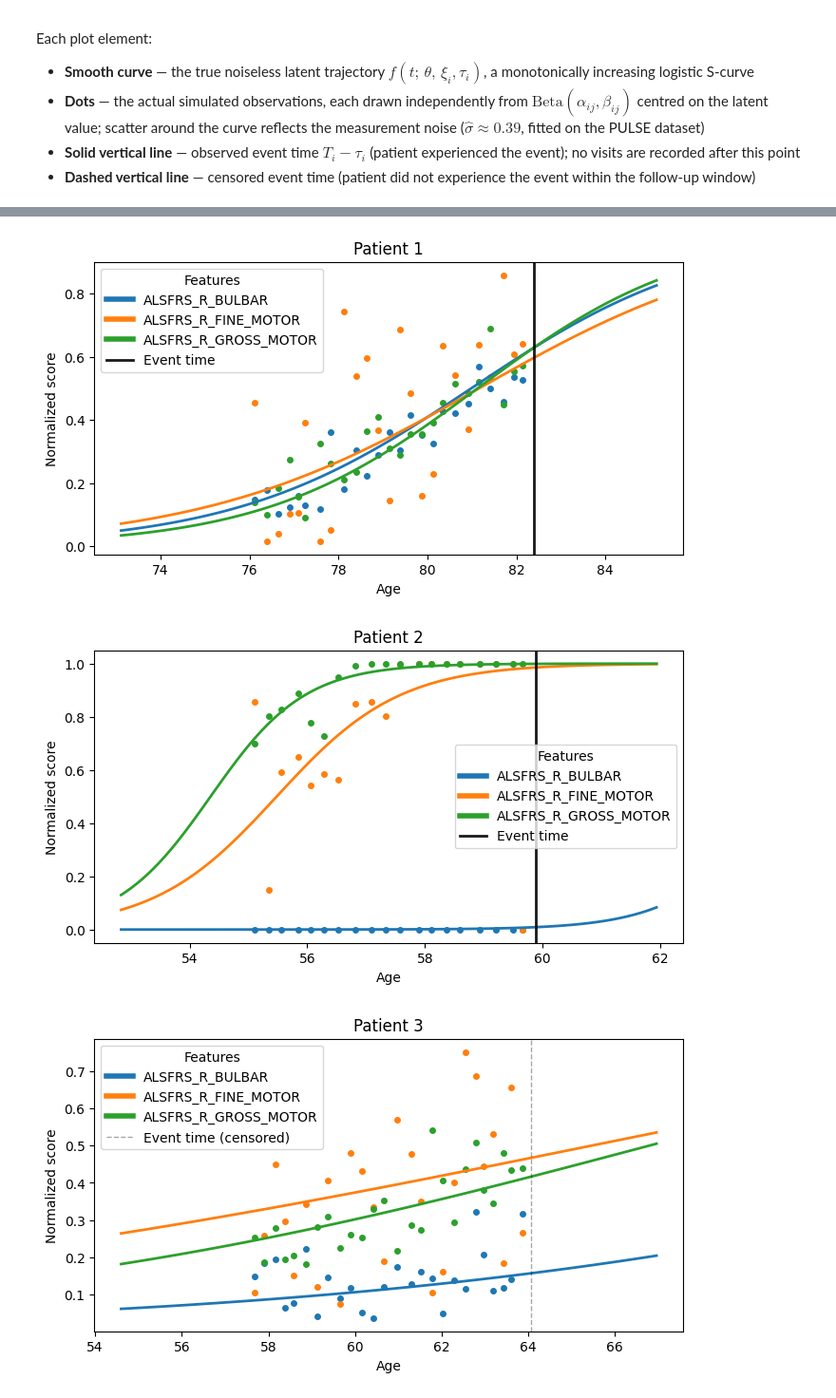
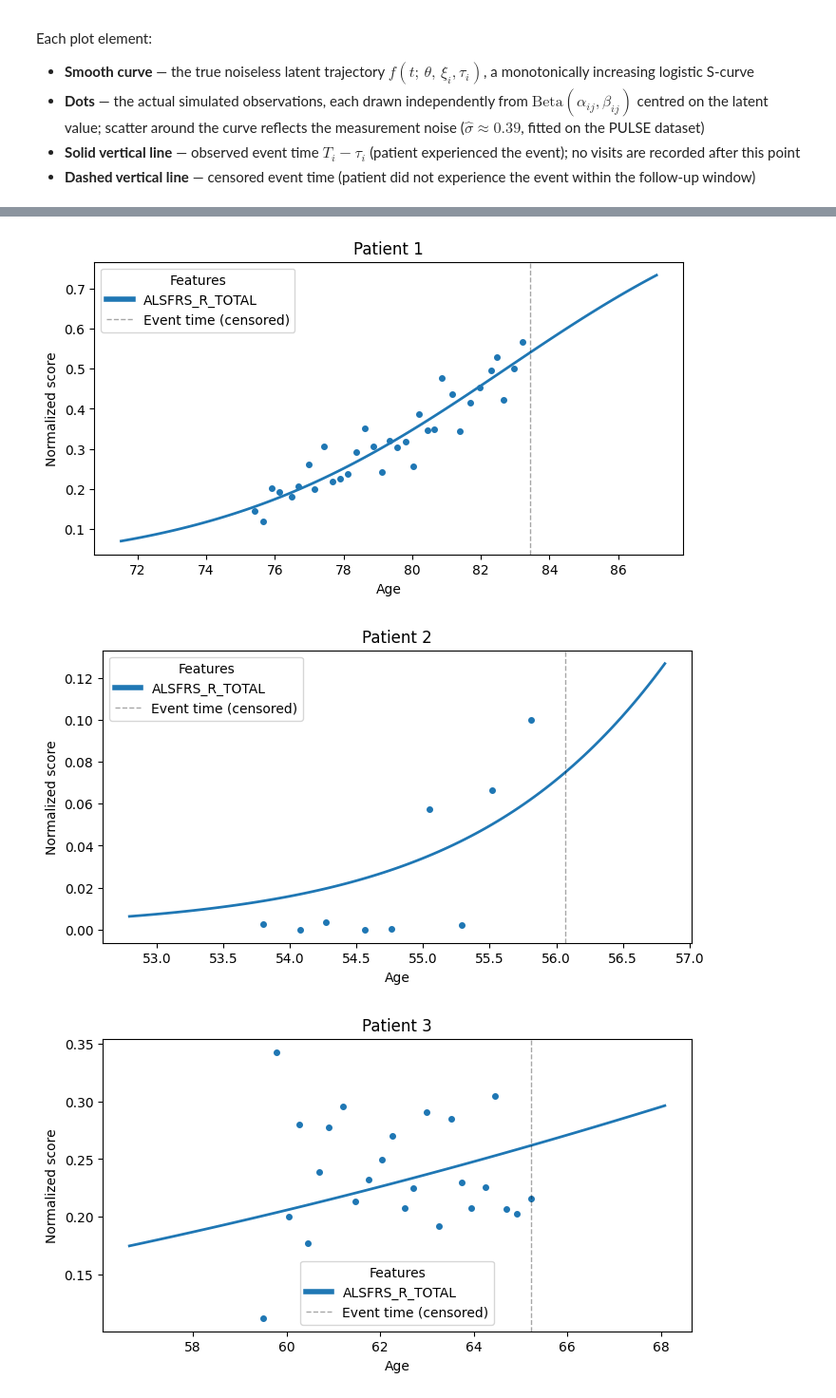
Before and after one commit to JeanJNMV/leaspy-JointSimulation, a Jupyter notebook: notebooks/3. Paper's Pipeline.ipynb, the cells around one changed output, grey strips where cells are left out. Shown at 95% size. Saved outputs shown, nothing was run; the diff lists cells and outputs as text; code cells hidden in the pictures.

Commit message:
first univariate results

```diff
--- a/notebooks/3. Paper's Pipeline.ipynb
+++ b/notebooks/3. Paper's Pipeline.ipynb
@@ -43,11 +43,11 @@ visit_params = {
 # WARNING: these parameters are not based on real data, but typically overestimate the number of visits
 # per patient to get more data points, which lead to less iterations needed to get stable results.
 # %%
-REF_MODEL_PATH = os.path.join("..", "models", "PROACT_diag.json")
+REF_MODEL_PATH = os.path.join("..", "models", "PROACT_univariate.json")
 ref_model = JointModel.load(REF_MODEL_PATH)
 
 FEATURES  = ref_model.features
-SAVE_PATH = os.path.join("..", "output", "PROACT_diag_N=1000_M=50_Niter=6000_Nperso=2000.pkl")
+SAVE_PATH = os.path.join("..", "tmp", "PROACT_univariate_N=1000_M=100_Niter=10000_Nperso=2000.pkl")
 
 # Extract observation model configuration from reference model
 obs_model_y = ref_model.obs_models[0]
@@ -852,16 +794,16 @@ plotter = Plotting(ref_model)
 
 N_SHOW = 5
 shown_ids = df_ex["ID"].unique()[:N_SHOW]
-first_3_features = FEATURES[:3]
+N_FEATURES = 3
 
-display(df_ex[df_ex["ID"].isin(shown_ids)][["ID", "TIME", evt_time_col, evt_bool_col] + first_3_features])
+display(df_ex[df_ex["ID"].isin(shown_ids)][["ID", "TIME", evt_time_col, evt_bool_col] + FEATURES[:N_FEATURES]])
 
 for pid in shown_ids:
     ax = plotter.patient_trajectories(
         data=ex_result.data,
         individual_parameters=ip_ex_named,
         patients_idx=[pid],
-        features=first_3_features,
+        features=FEATURES[:N_FEATURES],
     )
     ax.set_title(f"Patient {pid}")
     plt.show()
@@ -884,3 +826,3 @@ Simulate with `joint_simulate` took: 5.40s
-[figure, old version]
+[figure, new version]
-[figure, old version]
+[figure, new version]
-[figure, old version]
+[figure, new version]
```
Also changed, not shown: parts of 6 cells of this notebook.
